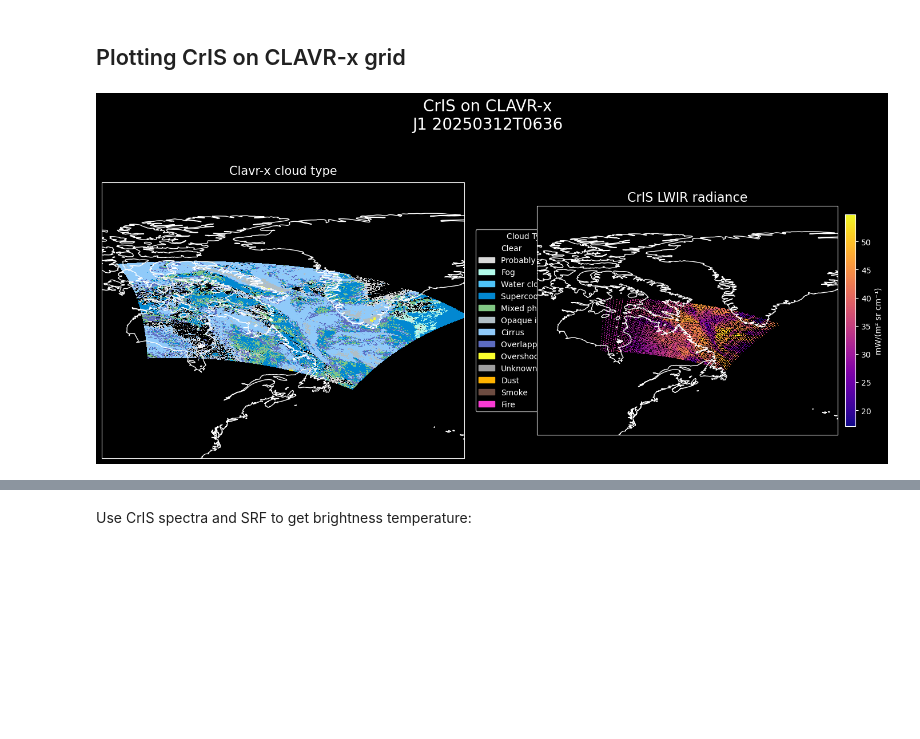
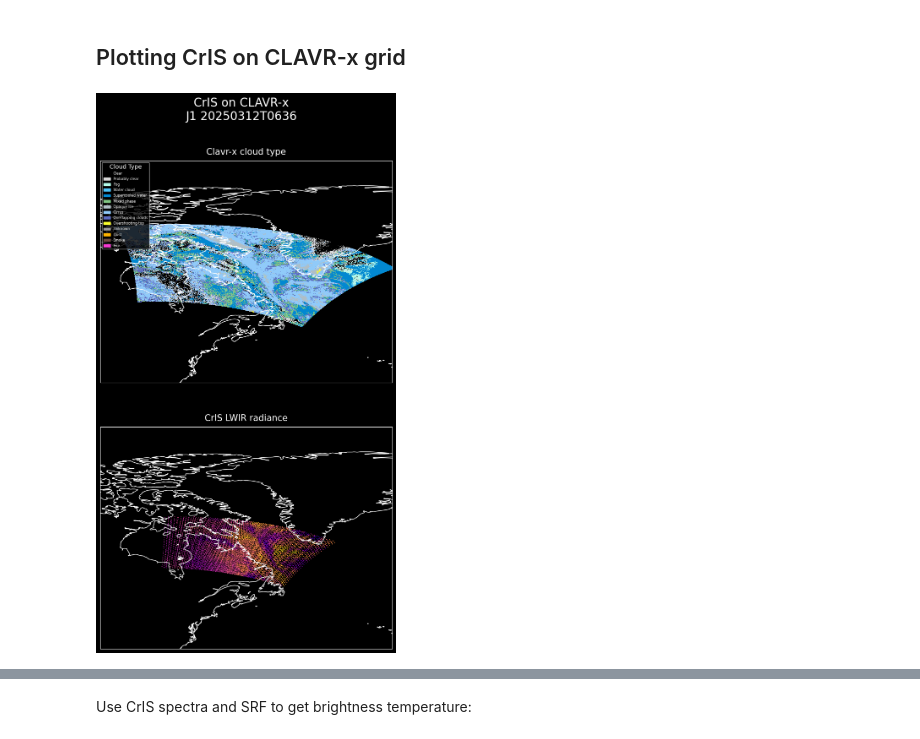
Before and after one commit to jesseturner/spectral_analysis, a Jupyter notebook: notebook_cris.ipynb, the cells around one changed output, grey strips where cells are left out. Cells and saved outputs as stored; diff of their text form; code cells hidden in the pictures; blank space fills up the shorter version.

```diff
--- a/notebook_cris.ipynb
+++ b/notebook_cris.ipynb
@@ -199,9 +199,9 @@ mask = (
 cris_on_clavrx_sel = cris_on_clavrx_sel.where(mask, drop=True)
 # %%
 #--- Downsampling for faster plotting
-fy, fx = 9, 9
-latitudes_ds = cris_on_clavrx_sel['latitude'].values[::fy, ::fx]
-longitudes_ds = cris_on_clavrx_sel['longitude'].values[::fy, ::fx]
-rad_lw_ds = cris_on_clavrx_sel['rad_lw_cris'].values[::fy, ::fx]
-cloud_mask_ds = cris_on_clavrx_sel['clavrx_cloud_mask'].values[::fy, ::fx]
-cloud_type_ds = cris_on_clavrx_sel['clavrx_cloud_type'].values[::fy, ::fx]
+fy, fx = 3, 3
+latitudes_coarse = cris_on_clavrx_sel['latitude'].values[::fy, ::fx]
+longitudes_coarse = cris_on_clavrx_sel['longitude'].values[::fy, ::fx]
+rad_lw_coarse = cris_on_clavrx_sel['rad_lw_cris'].values[::fy, ::fx]
+cloud_mask_coarse = cris_on_clavrx_sel['clavrx_cloud_mask'].values[::fy, ::fx]
+cloud_type_coarse = cris_on_clavrx_sel['clavrx_cloud_type'].values[::fy, ::fx]
@@ -208,95 +242,65 @@ cloud_type_ds = cris_on_clavrx_sel['clavrx_cloud_type'].values[::fy, ::fx]
 # %%
 projection=ccrs.PlateCarree(central_longitude=0)
-fig,(ax1,ax2)=plt.subplots(1, 2, figsize=(18,8),subplot_kw={'projection': projection})
+fig,(ax1,ax2)=plt.subplots(2, 1, figsize=(9,15),subplot_kw={'projection': projection})
 
-#--- Cloud type
+#--- Settings used by both
+extent = [-100, -25, 33, 90]
+
+#--- CLAVR-x cloud type
 from matplotlib.colors import BoundaryNorm
 import matplotlib.patches as mpatches
 from matplotlib.colors import ListedColormap
 
-cloud_colors = [
-    "#000000",  # 0 clear (black / no cloud)
-    "#D9D9D9",  # 1 probably clear (light gray)
-    "#B3FCEB",  # 2 fog (pale blue haze)
-    "#4FC3F7",  # 3 water cloud (liquid, bright blue)
-    "#0288D1",  # 4 supercooled water (deeper blue)
-    "#81C784",  # 5 mixed phase (greenish blend)
-    "#B0BEC5",  # 6 opaque ice (icy gray-blue)
-    "#90CAF9",  # 7 cirrus (thin ice cloud, light sky blue)
-    "#5C6BC0",  # 8 overlapping cloud layers (darker mixed blue)
-    "#FBFF2D",  # 9 overshooting tops (strong convection, red)
-    "#9E9E9E",  # 10 unknown (neutral gray)
-    "#FFB300",  # 11 dust (sand/yellow-brown)
-    "#6D4C41",  # 12 smoke (dark brown/gray)
-    "#F83AD2",  # 13 fire (deep red/orange-red)
-]
 cloud_cmap = ListedColormap(cloud_colors, name="cloud_mask")
 bounds = np.arange(-0.5, 14.5, 1)
 norm = BoundaryNorm(bounds, cloud_cmap.N)
 
 mesh1 = ax1.pcolormesh(
-    longitudes_ds,
-    latitudes_ds,
-    cloud_type_ds,
+    longitudes_coarse,
+    latitudes_coarse,
+    cloud_type_coarse,
     transform=ccrs.PlateCarree(),
     cmap=cloud_cmap,
     norm=norm,
     shading="auto"
 )
 ax1.set_title("Clavr-x cloud type", fontsize=15, pad=10)
-ax1.set_extent([-100, -25, 33, 90], crs=ccrs.PlateCarree())
+ax1.set_extent(extent, crs=ccrs.PlateCarree())
 ax1.coastlines(resolution='50m', color='white', linewidth=1)
 
-labels = [
-    "Clear",                  # 0
-    "Probably clear",         # 1
-    "Fog",                    # 2
-    "Water cloud",            # 3
-    "Supercooled water",      # 4
-    "Mixed phase",            # 5
-    "Opaque ice",             # 6
-    "Cirrus",                 # 7
-    "Overlapping clouds",     # 8
-    "Overshooting top",       # 9
-    "Unknown",                # 10
-    "Dust",                   # 11
-    "Smoke",                  # 12
-    "Fire"                    # 13
-]
 handles = [
-    mpatches.Patch(color=cloud_colors[i], label=labels[i])
+    mpatches.Patch(color=cloud_colors[i], label=cloud_labels[i])
     for i in range(14)
 ]
 ax1.legend(
     handles=handles,
     title="Cloud Type",
-    loc="center left",
-    bbox_to_anchor=(1.02, 0.5),
-    frameon=True
+    loc="upper left",
+    fontsize=6
 )
 
-#--- Radiance
+#--- CrIS radiance
 mesh2 = ax2.pcolormesh(
-    longitudes_ds,
-    latitudes_ds,
-    rad_lw_ds,
+    longitudes_coarse,
+    latitudes_coarse,
+    rad_lw_coarse,
     transform=ccrs.PlateCarree(),
     cmap="plasma",
 )
-ax2.set_title("CrIS LWIR radiance", fontsize=16)
-ax2.set_extent([-100, -25, 33, 90], crs=ccrs.PlateCarree())
+ax2.set_title("CrIS LWIR radiance", fontsize=15, pad=10)
+ax2.set_extent(extent, crs=ccrs.PlateCarree())
 ax2.coastlines(resolution='50m', color='white', linewidth=1)
 
-cbar2 = plt.colorbar(mesh2, ax=ax2, shrink=0.6, pad=0.02)
-cbar2.set_label("mW/(m² sr cm⁻¹)")
+#cbar2 = plt.colorbar(mesh2, ax=ax2, shrink=0.6, pad=0.02)
+#cbar2.set_label("mW/(m² sr cm⁻¹)")
 
-
+#--- Saving the figure
 description = f"{cris_files_sample[0].split(".")[1]} {cris_files_sample[0].split(".")[3]}"
 fig.suptitle(f"CrIS on CLAVR-x\n{description}", fontsize=20)
 
 plt.savefig(f"plots/{today_date_str}_coloc_cris-clavrx.png",
             dpi=600, bbox_inches='tight')
 
 plt.show()
 # %% [output]
-[figure, old version]
+[figure, new version]
```
Also changed, not shown: parts of 8 cells of this notebook.
